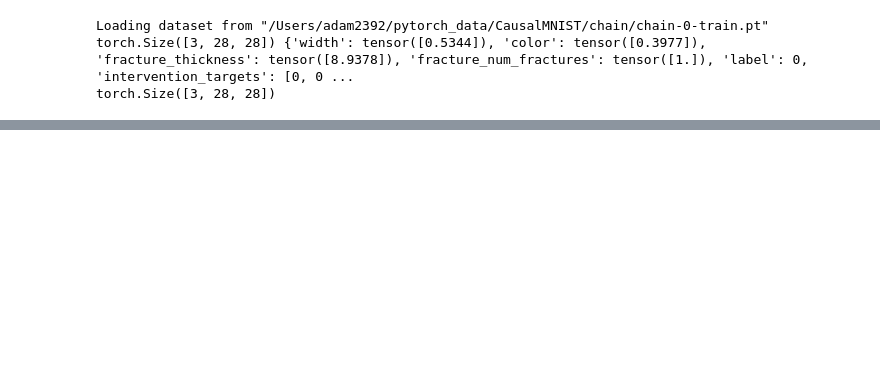
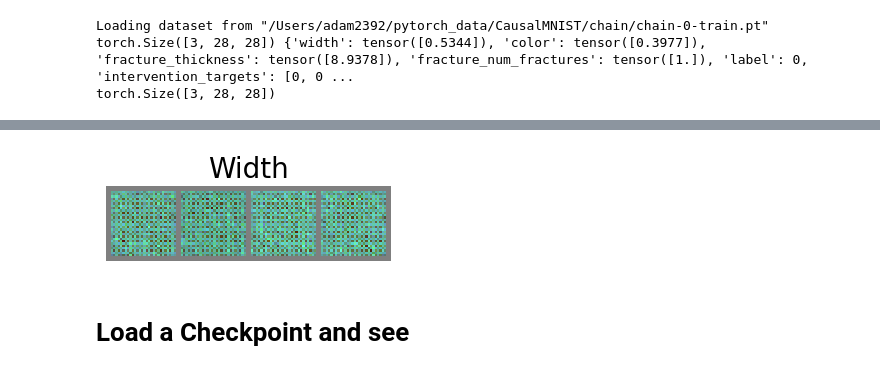
Before and after one commit to tree1111/CDRL, a Jupyter notebook: notebooks/Inspect Trained Models.ipynb, the cells around one changed output, grey strips where cells are left out. Cells and saved outputs as stored; diff of their text form; code cells hidden in the pictures; blank space fills up the shorter version.

```diff
--- a/notebooks/Inspect Trained Models.ipynb
+++ b/notebooks/Inspect Trained Models.ipynb
@@ -67,0 +222,13 @@ NonparametricClusteredCausalEncoder(
+# %%
+obs_imgs = encoder.sample(num_samples=4, intervention_targets=torch.Tensor([1, 0, 0]))[0]
+
+new_obs_imgs = torch.zeros_like(obs_imgs)
+for idx, image in enumerate(obs_imgs):
+    image = (image - image.min()) / (image.max() - image.min())
+    new_obs_imgs[idx, ...] = image
+
+show_imgs(new_obs_imgs, title='Width')
+# %% [output]
+[figure, added]
+# %% [markdown]
+# Load a Checkpoint and see
```
Also changed, not shown: parts of 20 cells of this notebook, 7 other files.
